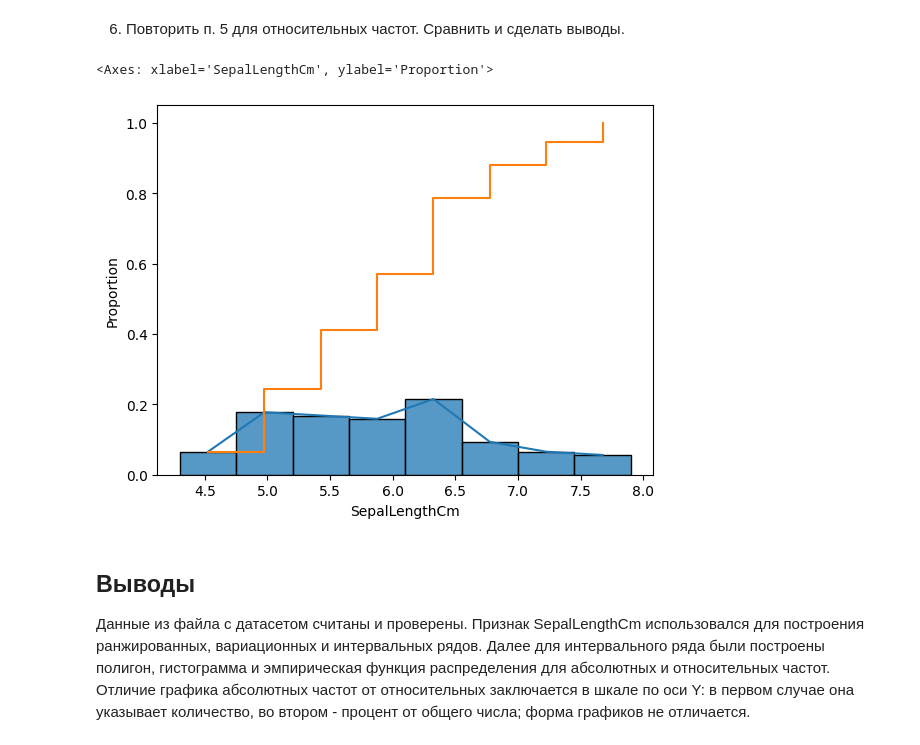
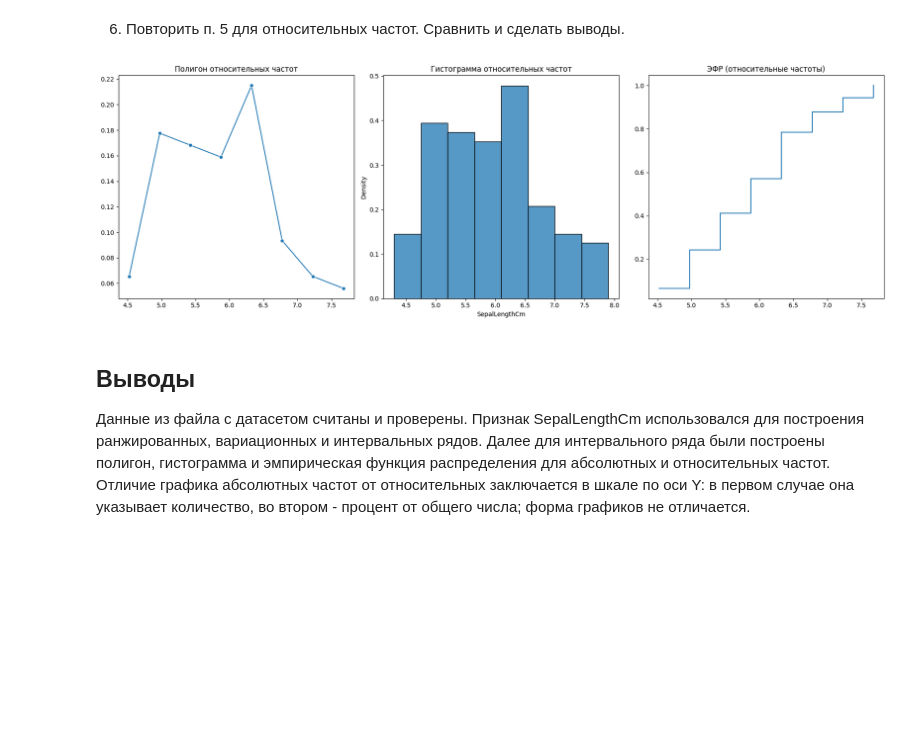
Before and after one commit to the-mvi/smedh-2026, a Jupyter notebook: 2384_Vovchenko_SE_Poglazov_NV/task1.ipynb, the cells around one changed output. Cells and saved outputs as stored; diff of their text form; code cells hidden in the pictures; blank space fills up the shorter version.

```diff
--- a/2384_Vovchenko_SE_Poglazov_NV/task1.ipynb
+++ b/2384_Vovchenko_SE_Poglazov_NV/task1.ipynb
@@ -92,7 +92,7 @@ import numpy as np
 import seaborn as sns
 import matplotlib.pyplot as plt
 # %%
-df = pd.read_csv("samples.csv")
+df = pd.read_csv("../samples.csv")
 df.head()
 # %% [output]
 |  | SepalLengthCm | SepalWidthCm |
@@ -213,14 +222,21 @@ sns.lineplot(y=(interval_counts).cumsum(), x=interval_centers, drawstyle="steps-
 # %% [markdown]
 6. Повторить п. 5 для относительных частот. Сравнить и сделать выводы.
 # %%
-sns.lineplot(y=interval_counts / len(df), x=interval_centers)
-sns.histplot(length_ranged, bins=bins, stat="proportion")
-sns.lineplot(
-    y=(interval_counts / len(df)).cumsum(), x=interval_centers, drawstyle="steps-post"
-)
+fig, axes = plt.subplots(1, 3, figsize=(18, 6))
+
+sns.lineplot(y=interval_counts / len(df), x=interval_centers, marker="o", ax=axes[0])
+axes[0].set_title("Полигон относительных частот")
+
+sns.histplot(length_ranged, bins=bins, stat="density", ax=axes[1])
+axes[1].set_title("Гистограмма относительных частот")
+
+sns.lineplot(y=(interval_counts / len(df)).cumsum(), x=interval_centers, drawstyle="steps-post", ax=axes[2])
+axes[2].set_title("ЭФР (относительные частоты)")
+
+plt.tight_layout()
+plt.show()
 # %% [output]
-<Axes: xlabel='SepalLengthCm', ylabel='Proportion'>
-[figure, old version]
+[figure, new version]
 # %% [markdown]
 ## Выводы
 
```
Also changed, not shown: parts of 1 cell of this notebook.
